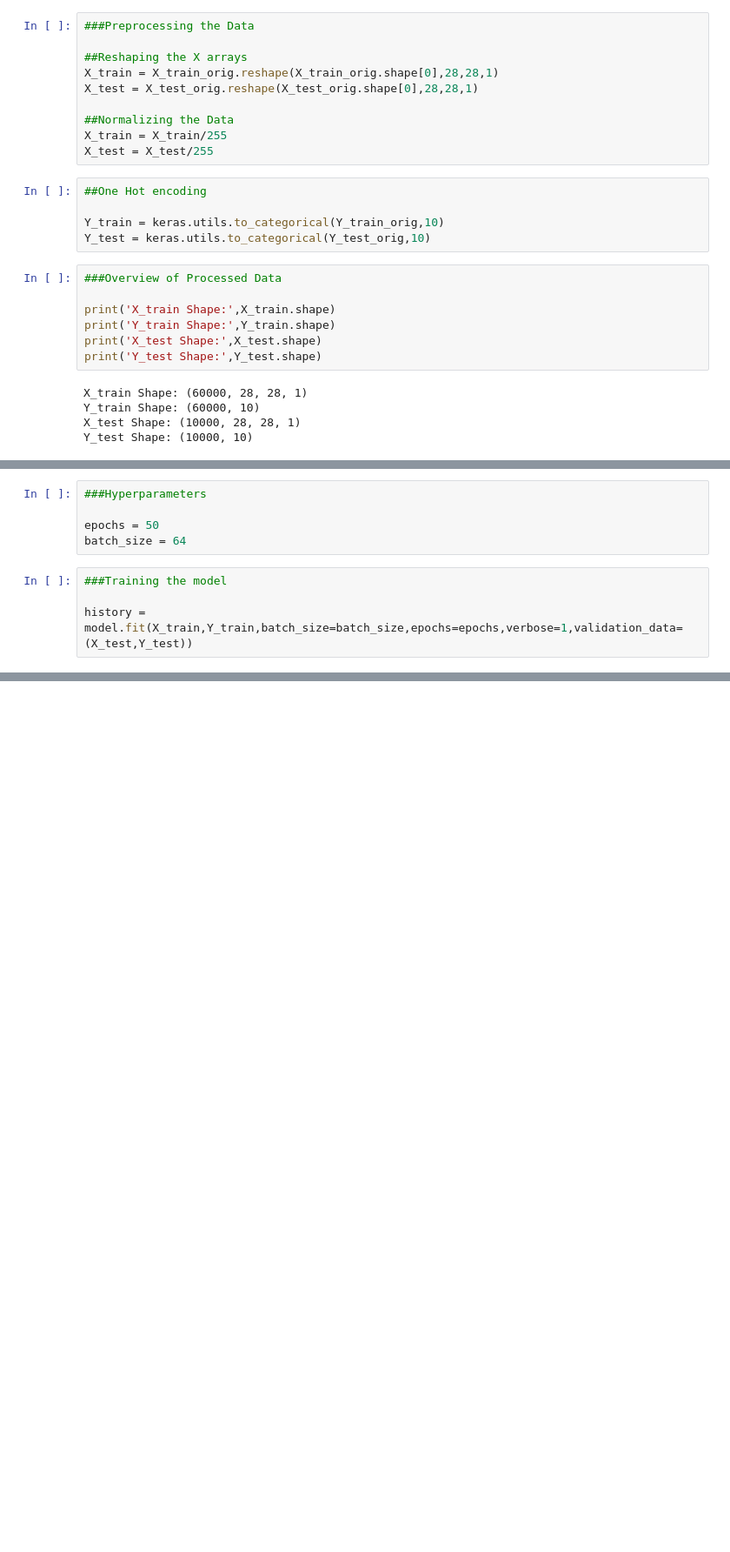
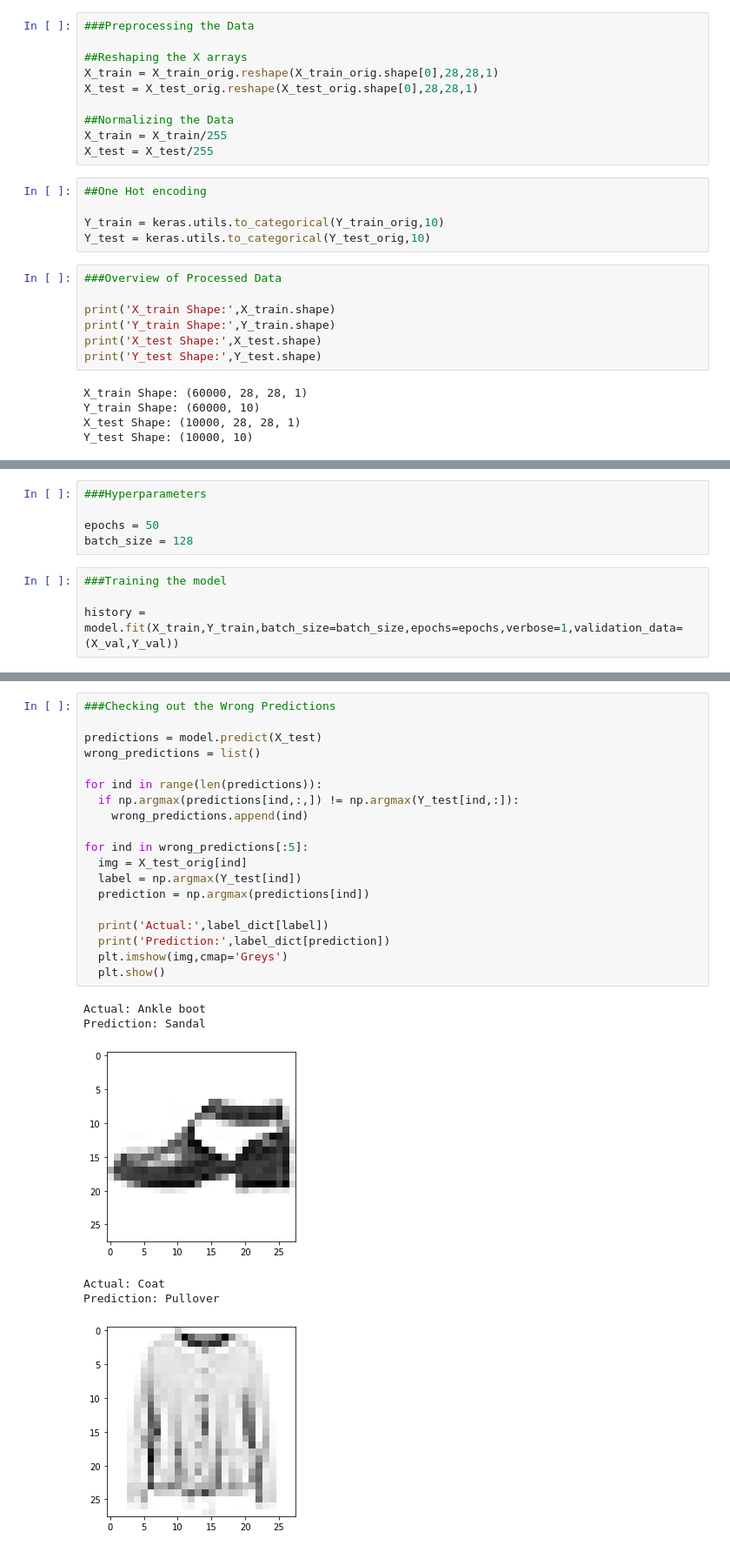
Before and after one commit to whopriyam/IECSE-ML-Meet-, a Jupyter notebook: MNIST_F_CNNs_Keras.ipynb, the cells around one changed output, grey strips where cells are left out. Shown: that part at 87% size. Saved outputs shown, nothing was run; the diff lists cells and outputs as text; blank space fills up the shorter version.

```diff
--- a/MNIST_F_CNNs_Keras.ipynb
+++ b/MNIST_F_CNNs_Keras.ipynb
@@ -127,9 +157,9 @@ model.compile(optimizer='adam',loss = 'categorical_crossentropy',metrics=['categ
 ###Hyperparameters
 
 epochs = 50
-batch_size = 64
+batch_size = 128
 # %%
 ###Training the model
 
-history = model.fit(X_train,Y_train,batch_size=batch_size,epochs=epochs,verbose=1,validation_data=(X_test,Y_test))
+history = model.fit(X_train,Y_train,batch_size=batch_size,epochs=epochs,verbose=1,validation_data=(X_val,Y_val))
 # %% [output]
@@ -175,0 +214,26 @@ plt.show()
+# %%
+###Checking out the Wrong Predictions
+
+predictions = model.predict(X_test)
+wrong_predictions = list()
+
+for ind in range(len(predictions)):
+  if np.argmax(predictions[ind,:,]) != np.argmax(Y_test[ind,:]):
+    wrong_predictions.append(ind)
+
+for ind in wrong_predictions[:5]:
+  img = X_test_orig[ind]
+  label = np.argmax(Y_test[ind])
+  prediction = np.argmax(predictions[ind])
+
+  print('Actual:',label_dict[label])
+  print('Prediction:',label_dict[prediction])
+  plt.imshow(img,cmap='Greys')
+  plt.show()
+# %% [output]
+Actual: Ankle boot
+Prediction: Sandal
+[figure, added]
+Actual: Coat
+Prediction: Pullover
+[figure, added]
```
Also changed, not shown: parts of 11 cells of this notebook.
